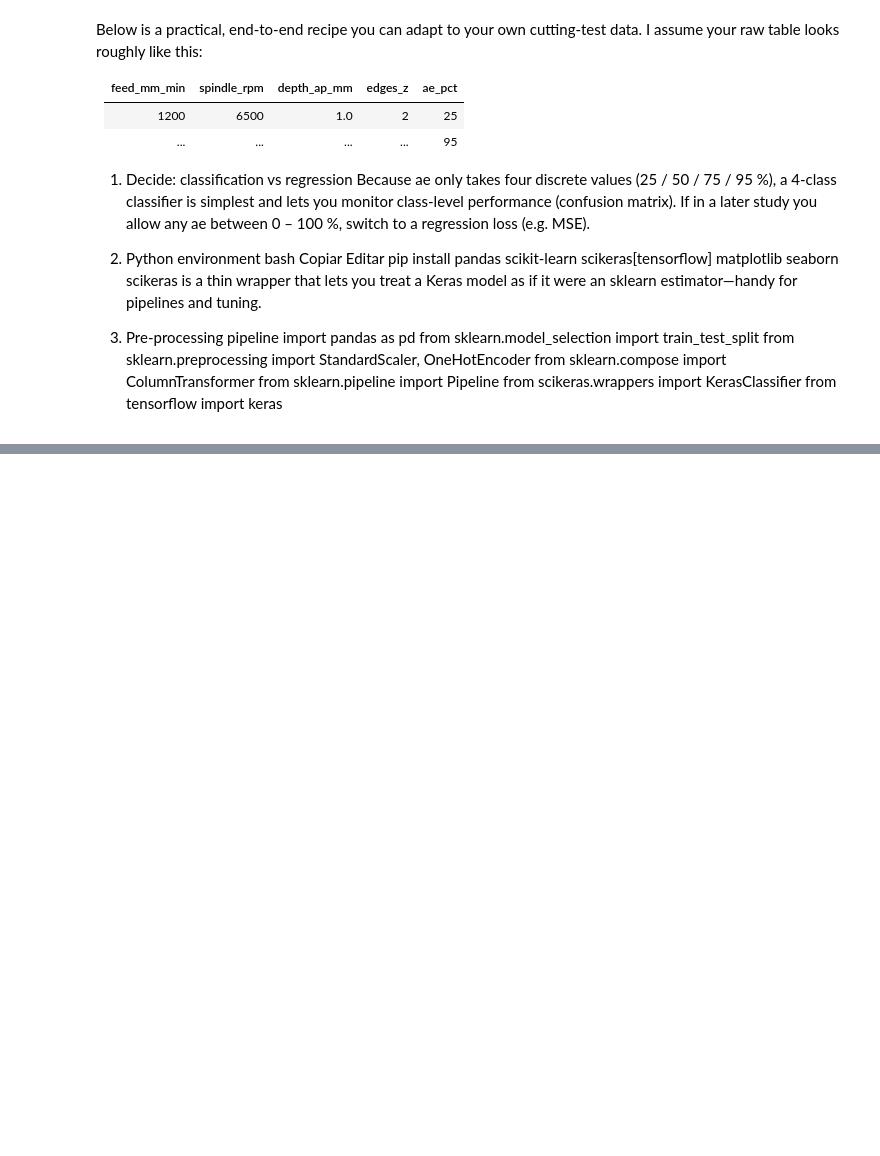
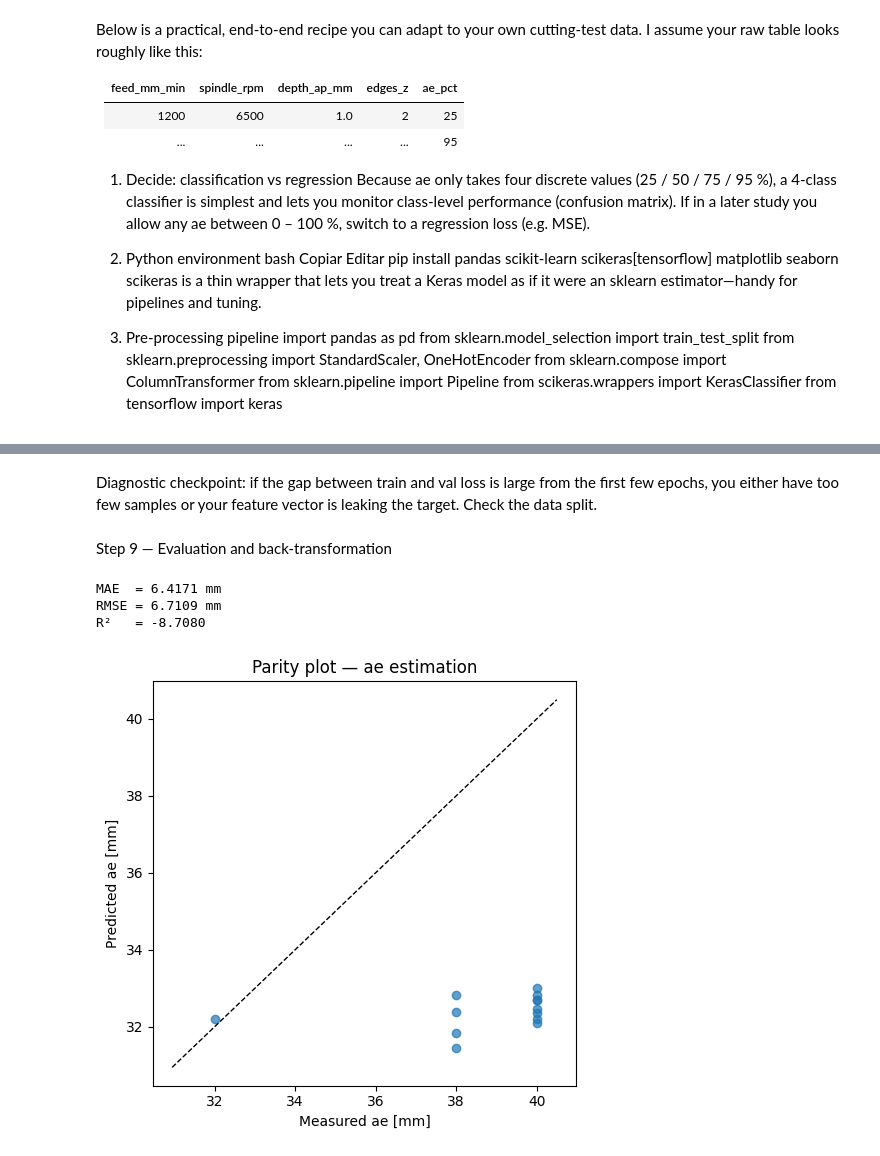
Before and after one commit to ThMRudolf/2026_EstanciaInvestigation_PTW, a Jupyter notebook: nb/ae_estimation_ann.ipynb, the cells around one changed output, grey strips where cells are left out. Saved outputs shown, nothing was run; the diff lists cells and outputs as text; code cells hidden in the pictures; blank space fills up the shorter version.

```diff
--- a/nb/ae_estimation_ann.ipynb
+++ b/nb/ae_estimation_ann.ipynb
@@ -422,0 +478,34 @@ print("MAE (%):", mean_absolute_error(ae_true_pct, ae_pred_pct))
+# %% [markdown]
+Diagnostic checkpoint: if the gap between train and val loss is large from the first few epochs, you either have too few samples or your feature vector is leaking the target. Check the data split.
+# %% [markdown]
+Step 9 — Evaluation and back-transformation
+# %%
+model.eval()
+with torch.no_grad():
+    y_pred_sc = model(torch.tensor(X_test_sc, dtype=torch.float32)).numpy()
+
+y_pred = scaler_y.inverse_transform(y_pred_sc.reshape(-1, 1)).ravel()
+
+mae  = mean_absolute_error(y_test, y_pred)
+r2   = r2_score(y_test, y_pred)
+rmse = np.sqrt(np.mean((y_test - y_pred)**2))
+
+print(f"MAE  = {mae:.4f} mm")
+print(f"RMSE = {rmse:.4f} mm")
+print(f"R²   = {r2:.4f}")
+
+# Parity plot
+plt.figure(figsize=(5, 5))
+lims = [min(y_test.min(), y_pred.min()) - 0.5,
+        max(y_test.max(), y_pred.max()) + 0.5]
+plt.plot(lims, lims, 'k--', lw=1)
+plt.scatter(y_test, y_pred, alpha=0.7)
+plt.xlabel("Measured ae [mm]")
+plt.ylabel("Predicted ae [mm]")
+plt.title("Parity plot — ae estimation")
+plt.tight_layout(); plt.show()
+# %% [output]
+MAE  = 6.4171 mm
+RMSE = 6.7109 mm
+R²   = -8.7080
+[figure, added]
```
Also changed, not shown: parts of 32 cells of this notebook, 4 other files.
